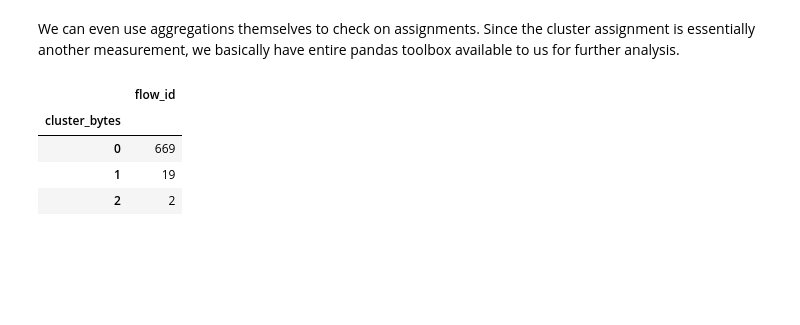
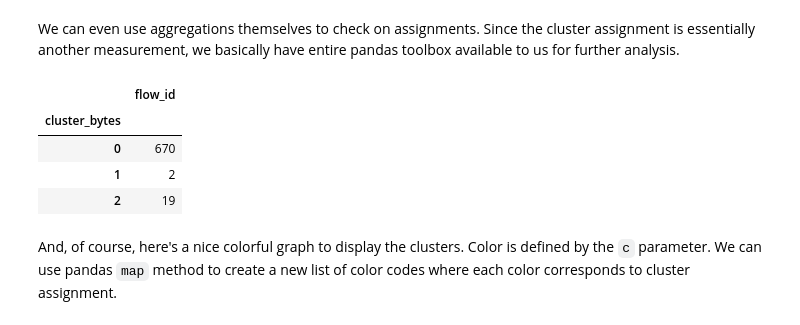
Before and after one commit to markuskont/suricata-analytics-1, a Jupyter notebook: jupyter/Notebooks/JupyterPlaybooksForSuricata.ipynb, the cells around one changed output. Saved outputs shown, nothing was run; the diff lists cells and outputs as text; code cells hidden in the pictures; blank space fills up the shorter version.

```diff
--- a/jupyter/Notebooks/JupyterPlaybooksForSuricata.ipynb
+++ b/jupyter/Notebooks/JupyterPlaybooksForSuricata.ipynb
@@ -1155,13 +1155,16 @@ DF_FLOW.head(3)
 # %% [markdown]
 We can even use aggregations themselves to check on assignments. Since the cluster assignment is essentially another measurement, we basically have entire pandas toolbox available to us for further analysis.
 # %%
-DF_FLOW.groupby("cluster_bytes").agg({"flow_id": "count"})
+DF_FLOW_CLUSTER_COUNTS = DF_FLOW.groupby("cluster_bytes").agg({"flow_id": "count"})
+DF_FLOW_CLUSTER_COUNTS
 # %% [output]
 |  | flow_id |
 | cluster_bytes |  |
-| 0 | 669 |
-| 1 | 19 |
-| 2 | 2 |
+| 0 | 670 |
+| 1 | 2 |
+| 2 | 19 |
+# %% [markdown]
+And, of course, here's a nice colorful graph to display the clusters. Color is defined by the `c` parameter. We can use pandas `map` method to create a new list of color codes where each color corresponds to cluster assignment.
 # %%
 DF_FLOW.plot.scatter(x="flow.bytes_toserver", y="flow.bytes_toclient", c=DF_FLOW.cluster_bytes.map({0:'b', 1:'r', 2: 'g'}))
 # %% [output]
```
Also changed, not shown: parts of 55 cells of this notebook.
